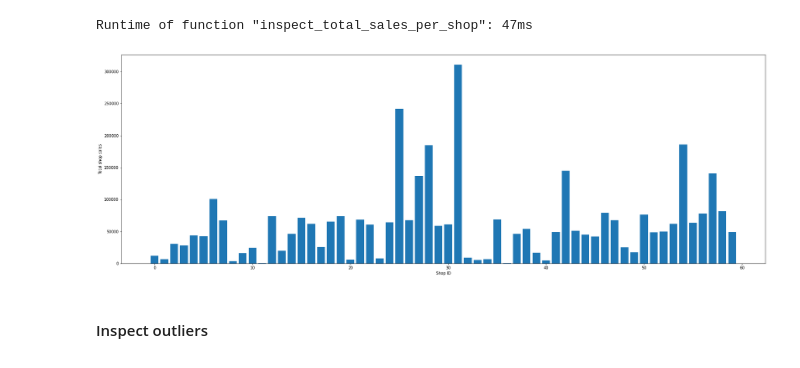
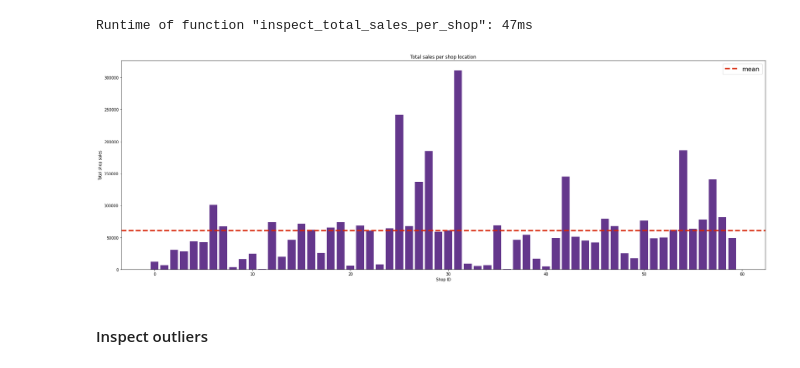
Before and after one commit to cedric-uden/hka-predicting_future_sales, a Jupyter notebook: Predicting_Future_Sales.ipynb, the cells around one changed output. Cells and saved outputs as stored; diff of their text form; code cells hidden in the pictures.

Commit message:
updated the styling of the graphs

```diff
--- a/Predicting_Future_Sales.ipynb
+++ b/Predicting_Future_Sales.ipynb
@@ -343,11 +358,15 @@ Runtime of function "inspect_total_sales_per_shop": 47ms
 # %%
 if run_eda:
     plt.figure()
-    plt.bar(sales_per_shop.index, sales_per_shop['item_cnt_total'])
+    plt.bar(sales_per_shop.index, sales_per_shop['item_cnt_total'], color=iwi_purple)
+    plt.axhline(sales_per_shop['item_cnt_total'].mean(), color=hka_red, linewidth=3.5, label='mean', linestyle='dashed')
+
     plt.xlabel("Shop ID")
     plt.ylabel("Total shop sales")
+    plt.legend()
+    plt.title("Total sales per shop location")
 # %% [output]
-[figure, old version]
+[figure, new version]
 # %% [markdown]
 #### Inspect outliers
 # %% [markdown]
```
Also changed, not shown: parts of 15 cells of this notebook.
